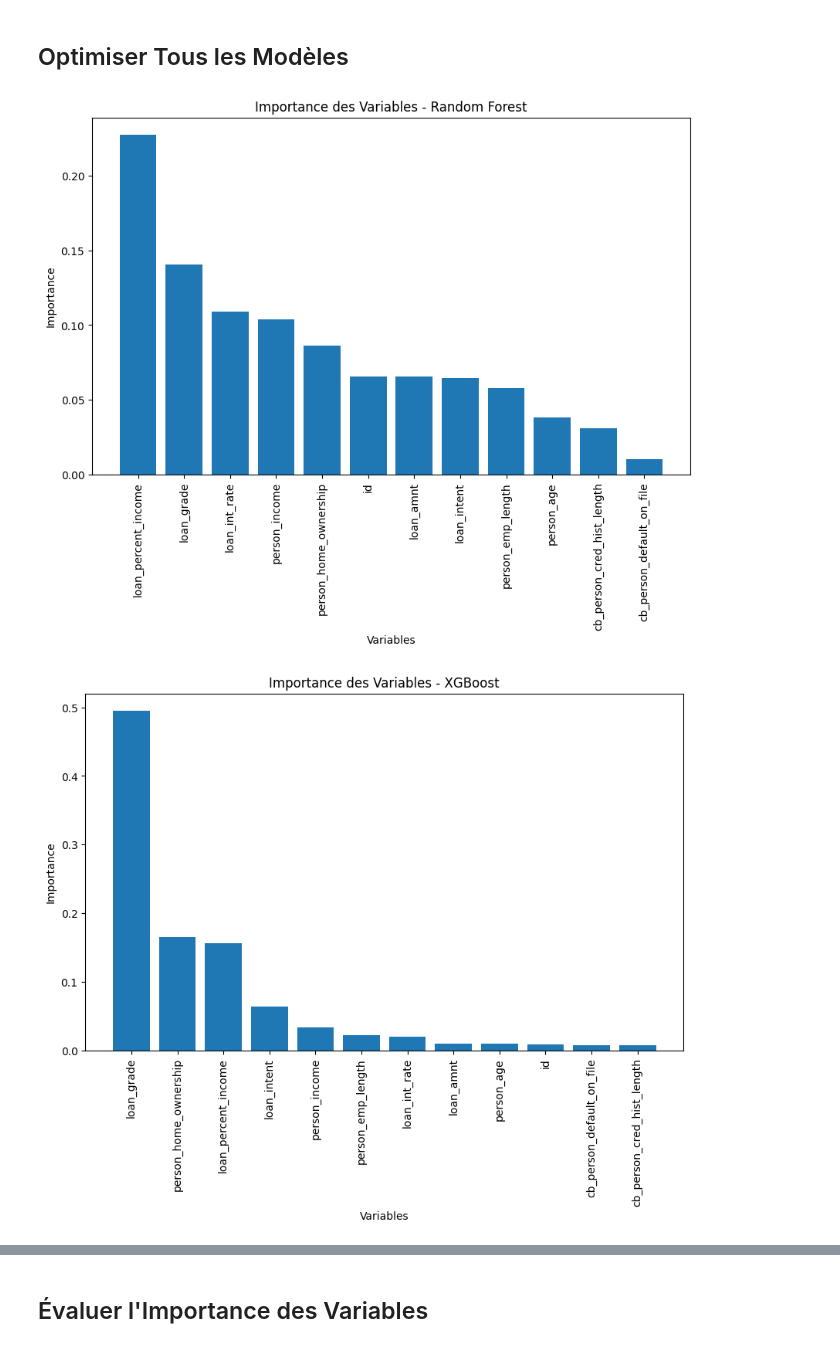
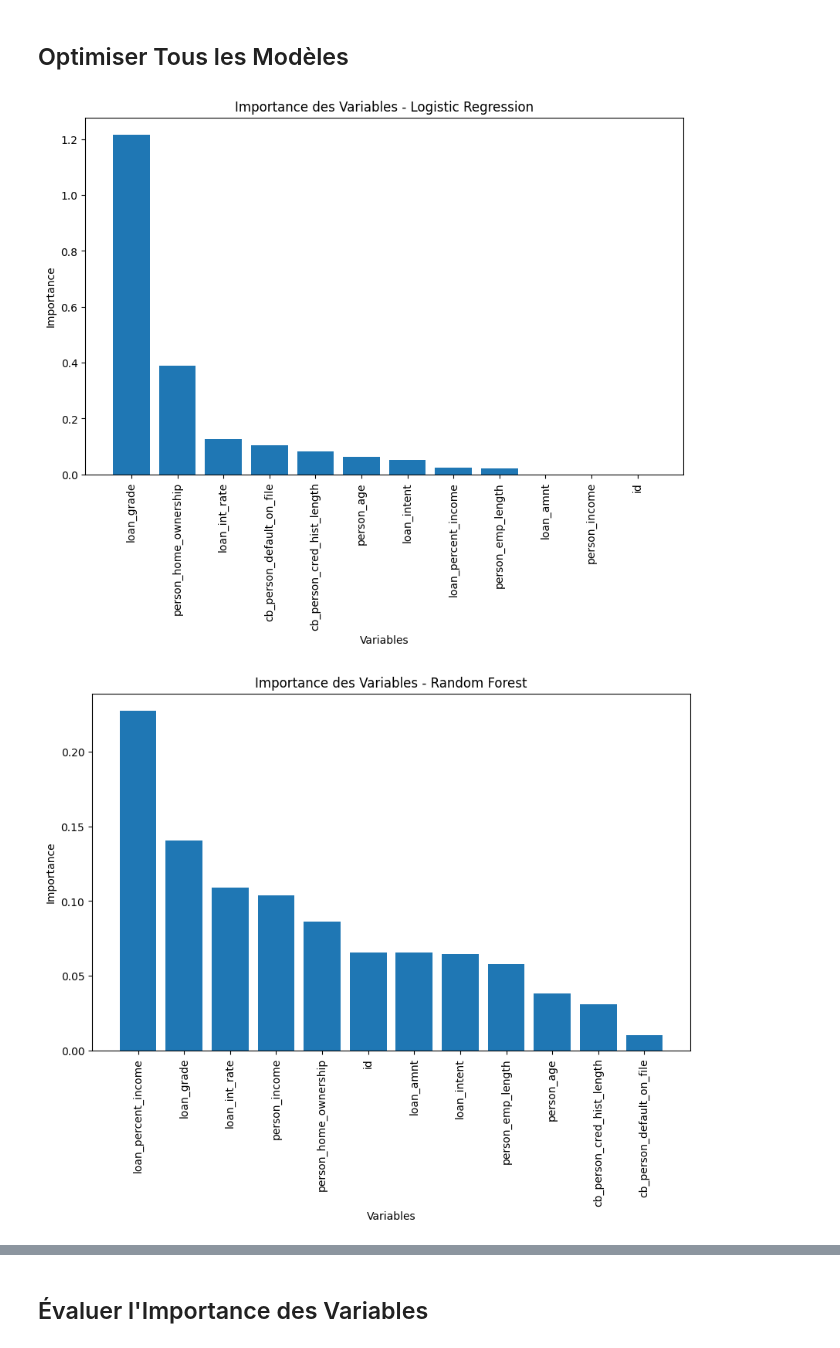
Before and after one commit to khelifaYacine/playground_series_s4e10, a Jupyter notebook: playground-series-saison-4-pisode-10 (5).ipynb, the cells around one changed output, grey strips where cells are left out. Saved outputs shown, nothing was run; the diff lists cells and outputs as text; code cells hidden in the pictures.

Commit message:
correction sur l'importance des variables

```diff
--- a/playground-series-saison-4-pisode-10 (5).ipynb
+++ b/playground-series-saison-4-pisode-10 (5).ipynb
@@ -488,39 +488,56 @@ Pour prendre une décision finale sur le modèle à utiliser, combinez l'analyse
 # %% [markdown]
 ## Optimiser Tous les Modèles
 # %%
-# Importance des variables
-def plot_feature_importance(model, model_name):
+import matplotlib.pyplot as plt
+import numpy as np
+
+# Fonction pour afficher l'importance des variables
+def plot_feature_importance(model, model_name, feature_names):
     if hasattr(model, 'feature_importances_'):
         importances = model.feature_importances_
         indices = np.argsort(importances)[::-1]
 
         # Tracer l'importance des variables
         plt.figure(figsize=(10, 6))
         plt.title(f"Importance des Variables - {model_name}")
-        plt.bar(range(X.shape[1]), importances[indices], align="center")
-        plt.xticks(range(X.shape[1]), X.columns[indices], rotation=90)
-        plt.xlim([-1, X.shape[1]])
+        plt.bar(range(len(importances)), importances[indices], align="center")
+        plt.xticks(range(len(importances)), feature_names[indices], rotation=90)
+        plt.xlim([-1, len(importances)])
         plt.ylabel("Importance")
         plt.xlabel("Variables")
         plt.show()
 
-    elif hasattr(model, 'feature_importances'):
-        # XGBoost a une méthode d'importance différente
+    elif hasattr(model, 'coef_'):
+        # Pour les modèles avec coef_ (Logistic Regression, SVM)
+        importances = np.abs(model.coef_[0])
+        indices = np.argsort(importances)[::-1]
+
+        plt.figure(figsize=(10, 6))
+        plt.title(f"Importance des Variables - {model_name}")
+        plt.bar(range(len(importances)), importances[indices], align="center")
+        plt.xticks(range(len(importances)), feature_names[indices], rotation=90)
+        plt.xlim([-1, len(importances)])
+        plt.ylabel("Importance")
+        plt.xlabel("Variables")
+        plt.show()
+
+    elif hasattr(model, 'get_booster'):
+        # XGBoost
         importances = model.get_booster().get_score(importance_type='weight')
         importances = sorted(importances.items(), key=lambda x: x[1], reverse=True)
         labels, values = zip(*importances)
 
         plt.figure(figsize=(10, 6))
         plt.bar(labels, values)
         plt.title(f'Importance des Variables - {model_name}')
         plt.xticks(rotation=90)
         plt.ylabel("Importance")
         plt.xlabel("Variables")
         plt.show()
 
-# Afficher l'importance des variables pour Random Forest et XGBoost
-plot_feature_importance(models['Random Forest'], 'Random Forest')
-plot_feature_importance(models['XGBoost'], 'XGBoost')
+# Afficher l'importance des variables pour chaque modèle
+for name, model in models.items():
+    plot_feature_importance(model, name, X.columns)
 # %% [output]
-[figure, old version]
+[figure, new version]
-[figure, old version]
+[figure, new version]
```
Also changed, not shown: parts of 1 cell of this notebook.
